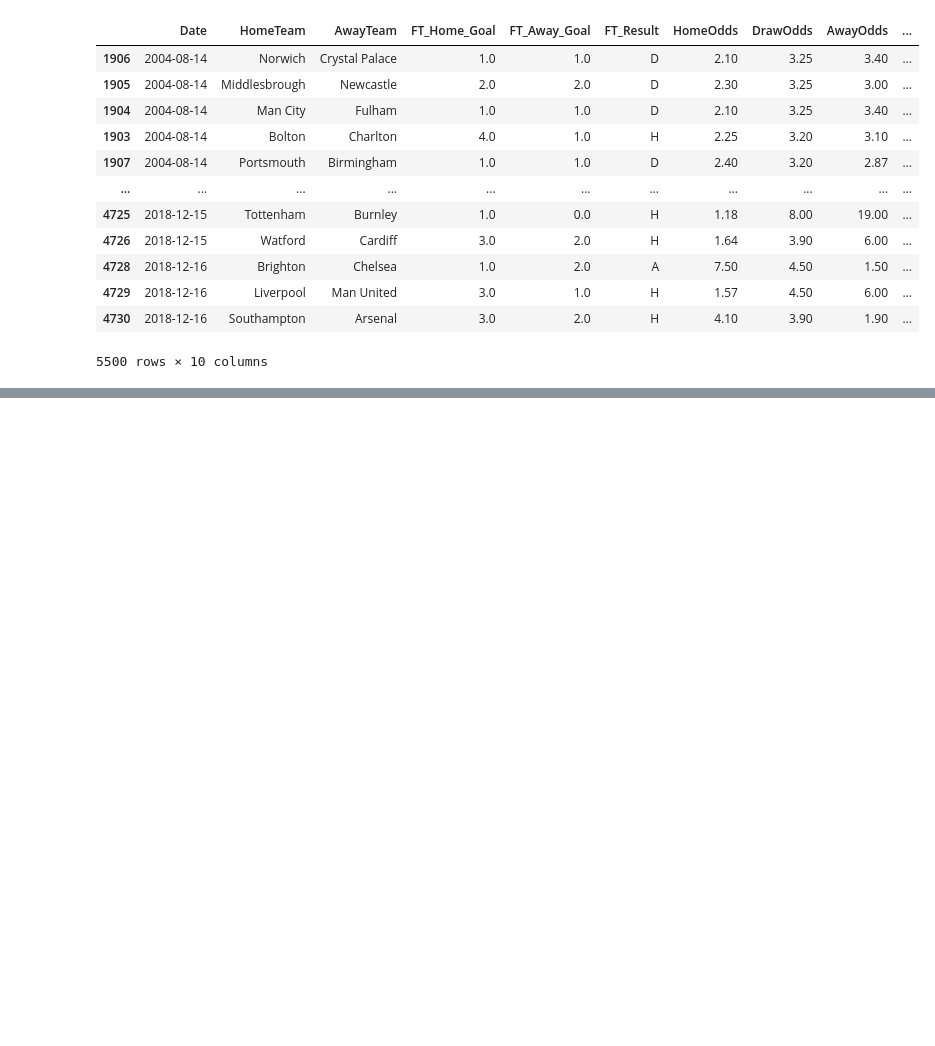
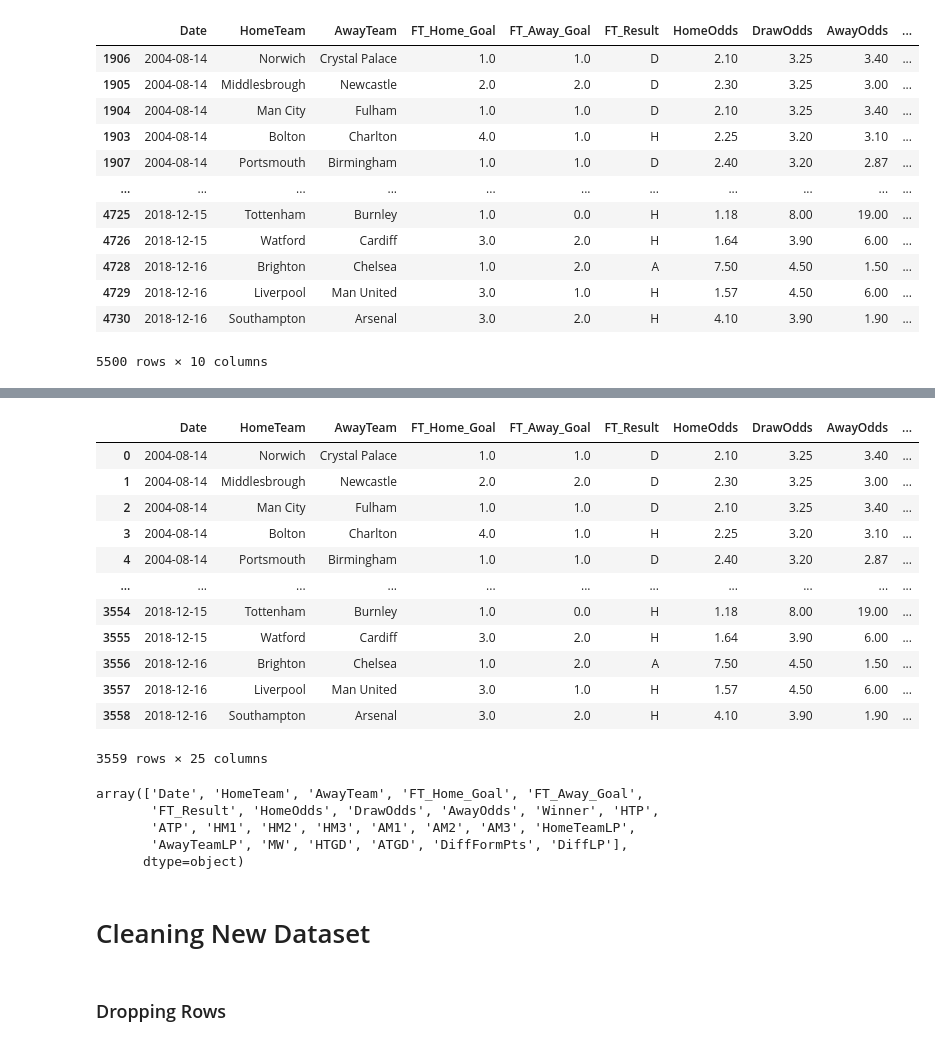
Before and after one commit to barteaga10/Premier-League-Prediction, a Jupyter notebook: Data Gathering & Cleaning .ipynb, the cells around one changed output, grey strips where cells are left out. Drawn from its saved outputs; the diff is of its cells as text; code cells hidden in the pictures; blank space fills up the shorter version.

```diff
--- a/Data Gathering & Cleaning .ipynb
+++ b/Data Gathering & Cleaning .ipynb
@@ -451,0 +460,28 @@ Checking if both datasets are
+# %%
+new_df
+# %% [output]
+|  | Date | HomeTeam | AwayTeam | FT_Home_Goal | FT_Away_Goal | FT_Result | HomeOdds | DrawOdds | AwayOdds | ... |
+| 0 | 2004-08-14 | Norwich | Crystal Palace | 1.0 | 1.0 | D | 2.10 | 3.25 | 3.40 | ... |
+| 1 | 2004-08-14 | Middlesbrough | Newcastle | 2.0 | 2.0 | D | 2.30 | 3.25 | 3.00 | ... |
+| 2 | 2004-08-14 | Man City | Fulham | 1.0 | 1.0 | D | 2.10 | 3.25 | 3.40 | ... |
+| 3 | 2004-08-14 | Bolton | Charlton | 4.0 | 1.0 | H | 2.25 | 3.20 | 3.10 | ... |
+| 4 | 2004-08-14 | Portsmouth | Birmingham | 1.0 | 1.0 | D | 2.40 | 3.20 | 2.87 | ... |
+| ... | ... | ... | ... | ... | ... | ... | ... | ... | ... | ... |
+| 3554 | 2018-12-15 | Tottenham | Burnley | 1.0 | 0.0 | H | 1.18 | 8.00 | 19.00 | ... |
+| 3555 | 2018-12-15 | Watford | Cardiff | 3.0 | 2.0 | H | 1.64 | 3.90 | 6.00 | ... |
+| 3556 | 2018-12-16 | Brighton | Chelsea | 1.0 | 2.0 | A | 7.50 | 4.50 | 1.50 | ... |
+| 3557 | 2018-12-16 | Liverpool | Man United | 3.0 | 1.0 | H | 1.57 | 4.50 | 6.00 | ... |
+| 3558 | 2018-12-16 | Southampton | Arsenal | 3.0 | 2.0 | H | 4.10 | 3.90 | 1.90 | ... |
+3559 rows × 25 columns
+# %%
+new_df.columns.values
+# %% [output]
+array(['Date', 'HomeTeam', 'AwayTeam', 'FT_Home_Goal', 'FT_Away_Goal',
+       'FT_Result', 'HomeOdds', 'DrawOdds', 'AwayOdds', 'Winner', 'HTP',
+       'ATP', 'HM1', 'HM2', 'HM3', 'AM1', 'AM2', 'AM3', 'HomeTeamLP',
+       'AwayTeamLP', 'MW', 'HTGD', 'ATGD', 'DiffFormPts', 'DiffLP'],
+      dtype=object)
+# %% [markdown]
+# Cleaning New Dataset
+# %% [markdown]
+### Dropping Rows
```
Also changed, not shown: parts of 8 cells of this notebook.
